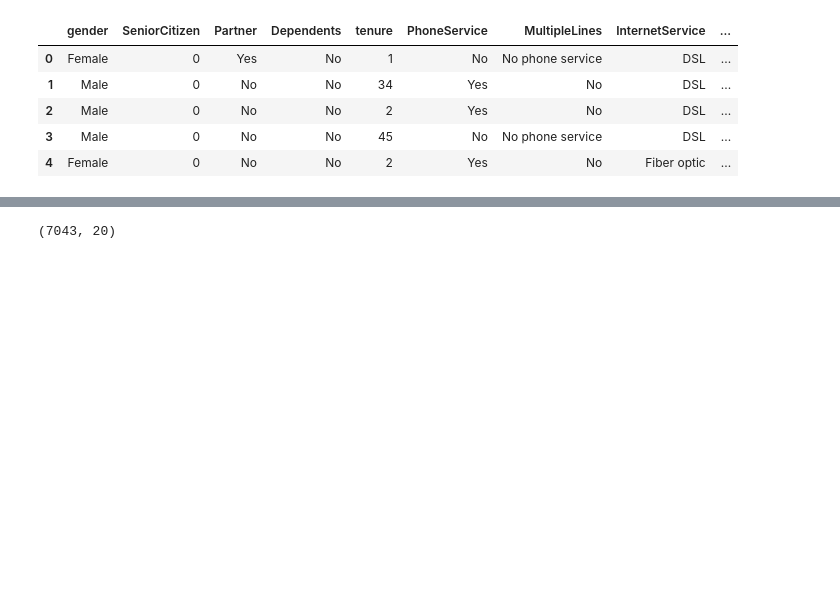
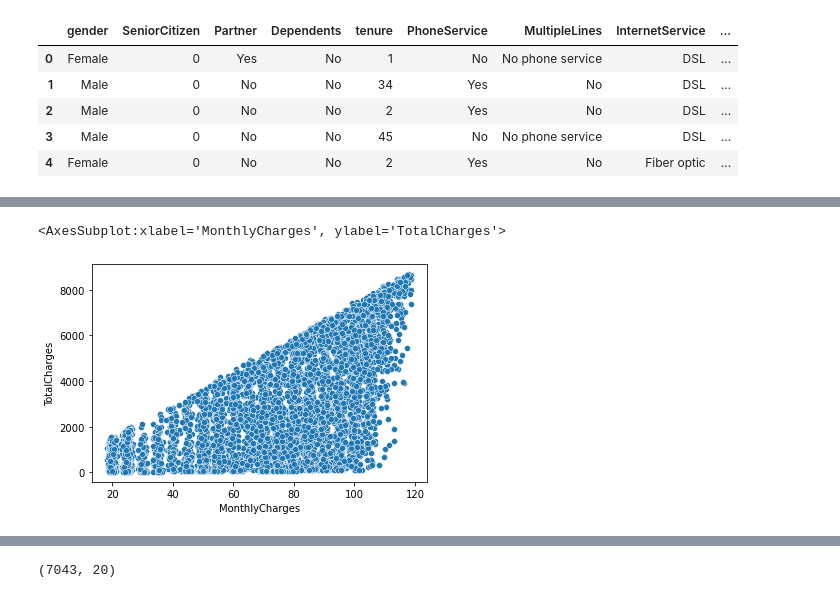
Before and after one commit to yo-sabree/Customer-Churn-Prediction, a Jupyter notebook: Customer Churn Prediction.ipynb, the cells around one changed output, grey strips where cells are left out. Saved outputs shown, nothing was run; the diff lists cells and outputs as text; code cells hidden in the pictures; blank space fills up the shorter version.

```diff
--- a/Customer Churn Prediction.ipynb
+++ b/Customer Churn Prediction.ipynb
@@ -54,0 +66,5 @@ data["TotalCharges"] = pd.to_numeric(data["TotalCharges"], errors='coerce')
+# %%
+sns.scatterplot(x='MonthlyCharges',y='TotalCharges',data=data)
+# %% [output]
+<AxesSubplot:xlabel='MonthlyCharges', ylabel='TotalCharges'>
+[figure, added]
```
Also changed, not shown: parts of 9 cells of this notebook.
